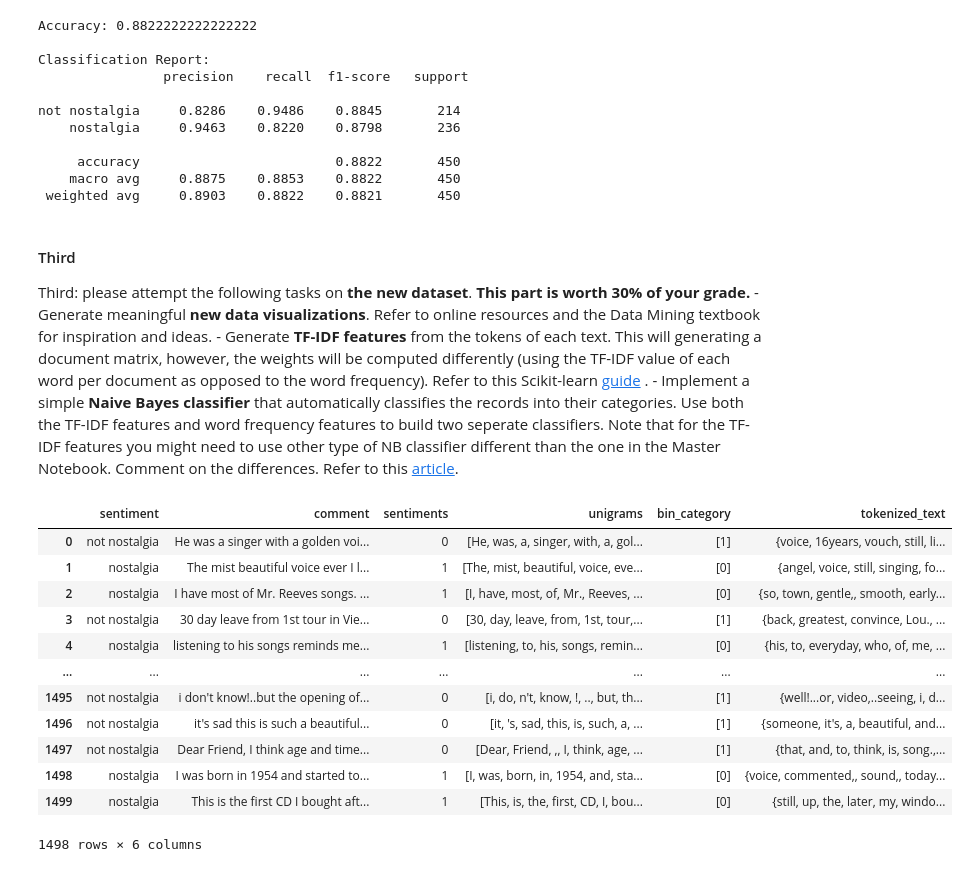
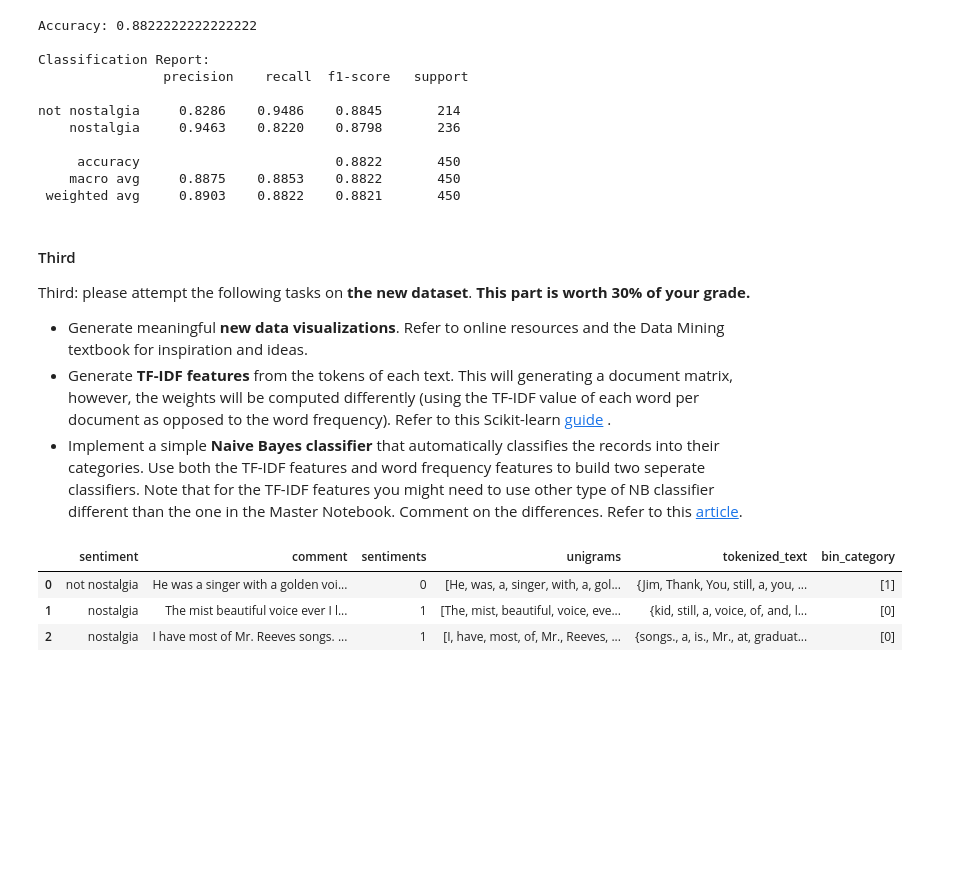
Before and after one commit to dabbie109303501/DM2024-Lab1-Homework, a Jupyter notebook: DM2024-Lab1-Homework.ipynb, the cells around one changed output. Cells and saved outputs as stored; diff of their text form; code cells hidden in the pictures; blank space fills up the shorter version.

```diff
--- a/DM2024-Lab1-Homework.ipynb
+++ b/DM2024-Lab1-Homework.ipynb
@@ -718,22 +719,13 @@ not nostalgia     0.8286    0.9486    0.8845       214
 # %% [markdown]
 #### Third
 Third: please attempt the following tasks on **the new dataset**. __This part is worth 30% of your grade.__
-    - Generate meaningful **new data visualizations**. Refer to online resources and the Data Mining textbook for inspiration and ideas.
-    - Generate **TF-IDF features** from the tokens of each text. This will generating a document matrix, however, the weights will be computed differently (using the TF-IDF value of each word per document as opposed to the word frequency). Refer to this Scikit-learn [guide](http://scikit-learn.org/stable/modules/generated/sklearn.feature_extraction.text.TfidfVectorizer.html) .
-    - Implement a simple **Naive Bayes classifier** that automatically classifies the records into their categories. Use both the TF-IDF features and word frequency features to build two seperate classifiers. Note that for the TF-IDF features you might need to use other type of NB classifier different than the one in the Master Notebook. Comment on the differences.  Refer to this [article](https://hub.packtpub.com/implementing-3-naive-bayes-classifiers-in-scikit-learn/).
+- Generate meaningful **new data visualizations**. Refer to online resources and the Data Mining textbook for inspiration and ideas.
+- Generate **TF-IDF features** from the tokens of each text. This will generating a document matrix, however, the weights will be computed differently (using the TF-IDF value of each word per document as opposed to the word frequency). Refer to this Scikit-learn [guide](http://scikit-learn.org/stable/modules/generated/sklearn.feature_extraction.text.TfidfVectorizer.html) .
+- Implement a simple **Naive Bayes classifier** that automatically classifies the records into their categories. Use both the TF-IDF features and word frequency features to build two seperate classifiers. Note that for the TF-IDF features you might need to use other type of NB classifier different than the one in the Master Notebook. Comment on the differences.  Refer to this [article](https://hub.packtpub.com/implementing-3-naive-bayes-classifiers-in-scikit-learn/).
 # %%
-df
+df[0:3]
 # %% [output]
-|  | sentiment | comment | sentiments | unigrams | bin_category | tokenized_text |
-| 0 | not nostalgia | He was a singer with a golden voi... | 0 | [He, was, a, singer, with, a, gol... | [1] | {voice, 16years, vouch, still, li... |
-| 1 | nostalgia | The mist beautiful voice ever I l... | 1 | [The, mist, beautiful, voice, eve... | [0] | {angel, voice, still, singing, fo... |
-| 2 | nostalgia | I have most of Mr. Reeves songs. ... | 1 | [I, have, most, of, Mr., Reeves, ... | [0] | {so, town, gentle,, smooth, early... |
-| 3 | not nostalgia | 30 day leave from 1st tour in Vie... | 0 | [30, day, leave, from, 1st, tour,... | [1] | {back, greatest, convince, Lou., ... |
-| 4 | nostalgia | listening to his songs reminds me... | 1 | [listening, to, his, songs, remin... | [0] | {his, to, everyday, who, of, me, ... |
-| ... | ... | ... | ... | ... | ... | ... |
-| 1495 | not nostalgia | i don't know!..but the opening of... | 0 | [i, do, n't, know, !, .., but, th... | [1] | {well!...or, video,..seeing, i, d... |
-| 1496 | not nostalgia | it's sad this is such a beautiful... | 0 | [it, 's, sad, this, is, such, a, ... | [1] | {someone, it's, a, beautiful, and... |
-| 1497 | not nostalgia | Dear Friend, I think age and time... | 0 | [Dear, Friend, ,, I, think, age, ... | [1] | {that, and, to, think, is, song.,... |
-| 1498 | nostalgia | I was born in 1954 and started to... | 1 | [I, was, born, in, 1954, and, sta... | [0] | {voice, commented,, sound,, today... |
-| 1499 | nostalgia | This is the first CD I bought aft... | 1 | [This, is, the, first, CD, I, bou... | [0] | {still, up, the, later, my, windo... |
+|  | sentiment | comment | sentiments | unigrams | tokenized_text | bin_category |
+| 0 | not nostalgia | He was a singer with a golden voi... | 0 | [He, was, a, singer, with, a, gol... | {Jim, Thank, You, still, a, you, ... | [1] |
+| 1 | nostalgia | The mist beautiful voice ever I l... | 1 | [The, mist, beautiful, voice, eve... | {kid, still, a, voice, of, and, l... | [0] |
+| 2 | nostalgia | I have most of Mr. Reeves songs. ... | 1 | [I, have, most, of, Mr., Reeves, ... | {songs., a, is., Mr., at, graduat... | [0] |
-1498 rows × 6 columns
```
Also changed, not shown: parts of 11 cells of this notebook.
